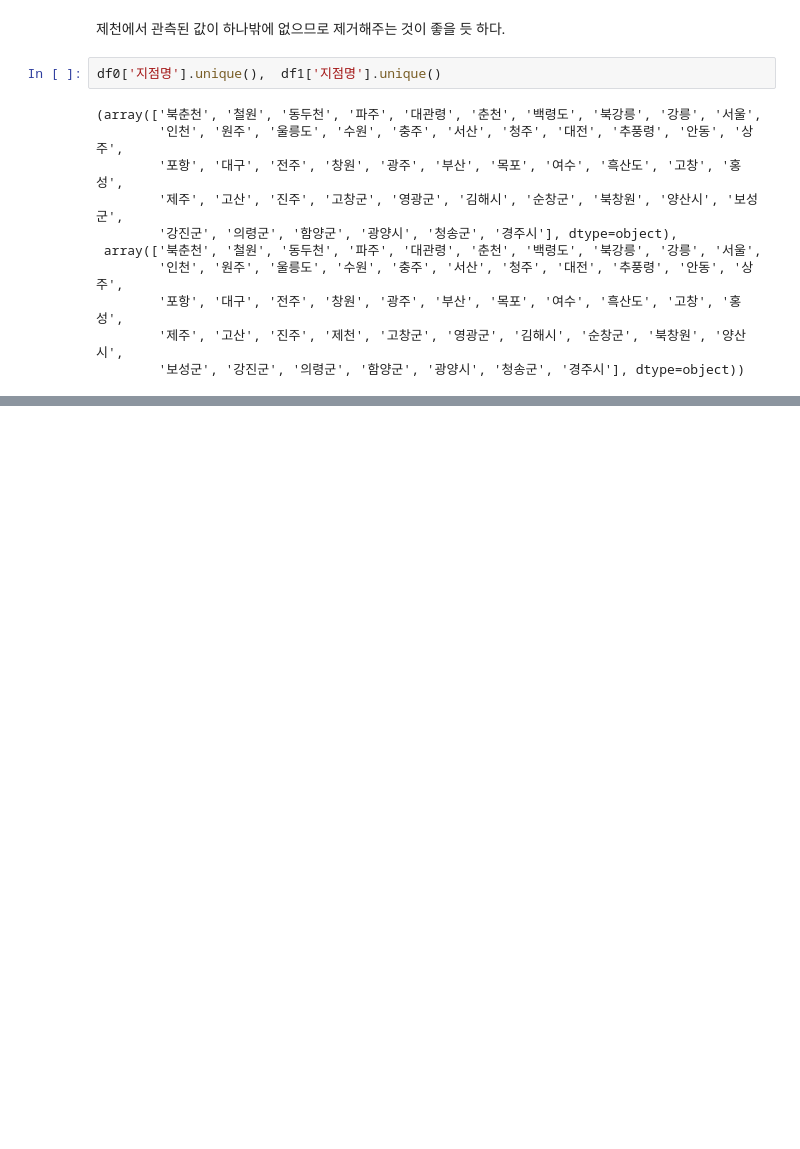
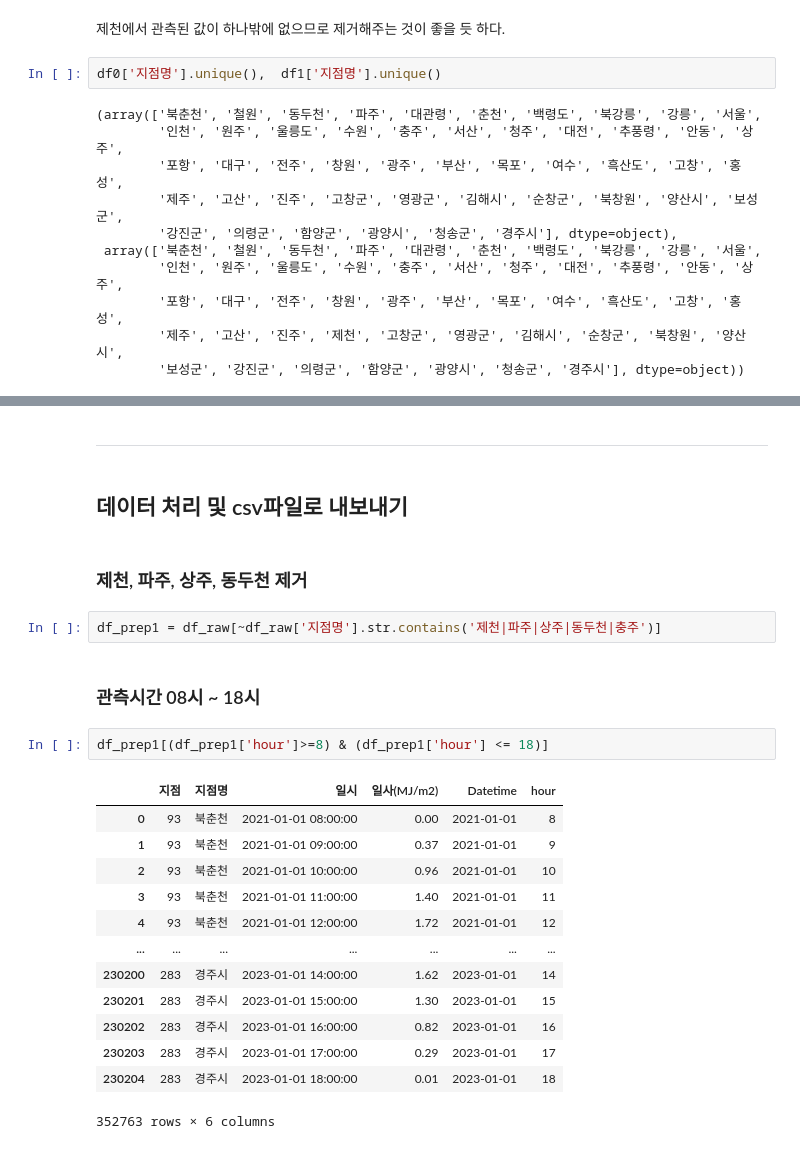
Before and after one commit to pinkocto/noteda, a Jupyter notebook: posts/2023-03-29-data0.ipynb, the cells around one changed output, grey strips where cells are left out. Saved outputs shown, nothing was run; the diff lists cells and outputs as text; blank space fills up the shorter version.

```diff
--- a/posts/2023-03-29-data0.ipynb
+++ b/posts/2023-03-29-data0.ipynb
@@ -187,0 +232,26 @@ pd.DataFrame(df1['지점명'].value_counts())
+# %% [markdown]
+---
+# %% [markdown]
+## 데이터 처리 및 csv파일로 내보내기
+# %% [markdown]
+### 제천, 파주, 상주, 동두천 제거
+# %%
+df_prep1 = df_raw[~df_raw['지점명'].str.contains('제천|파주|상주|동두천|충주')]
+# %% [markdown]
+### 관측시간 08시 ~ 18시
+# %%
+df_prep1[(df_prep1['hour']>=8) & (df_prep1['hour'] <= 18)]
+# %% [output]
+|  | 지점 | 지점명 | 일시 | 일사(MJ/m2) | Datetime | hour |
+| 0 | 93 | 북춘천 | 2021-01-01 08:00:00 | 0.00 | 2021-01-01 | 8 |
+| 1 | 93 | 북춘천 | 2021-01-01 09:00:00 | 0.37 | 2021-01-01 | 9 |
+| 2 | 93 | 북춘천 | 2021-01-01 10:00:00 | 0.96 | 2021-01-01 | 10 |
+| 3 | 93 | 북춘천 | 2021-01-01 11:00:00 | 1.40 | 2021-01-01 | 11 |
+| 4 | 93 | 북춘천 | 2021-01-01 12:00:00 | 1.72 | 2021-01-01 | 12 |
+| ... | ... | ... | ... | ... | ... | ... |
+| 230200 | 283 | 경주시 | 2023-01-01 14:00:00 | 1.62 | 2023-01-01 | 14 |
+| 230201 | 283 | 경주시 | 2023-01-01 15:00:00 | 1.30 | 2023-01-01 | 15 |
+| 230202 | 283 | 경주시 | 2023-01-01 16:00:00 | 0.82 | 2023-01-01 | 16 |
+| 230203 | 283 | 경주시 | 2023-01-01 17:00:00 | 0.29 | 2023-01-01 | 17 |
+| 230204 | 283 | 경주시 | 2023-01-01 18:00:00 | 0.01 | 2023-01-01 | 18 |
+352763 rows × 6 columns
```
Also changed, not shown: parts of 46 cells of this notebook, 5 other files.
